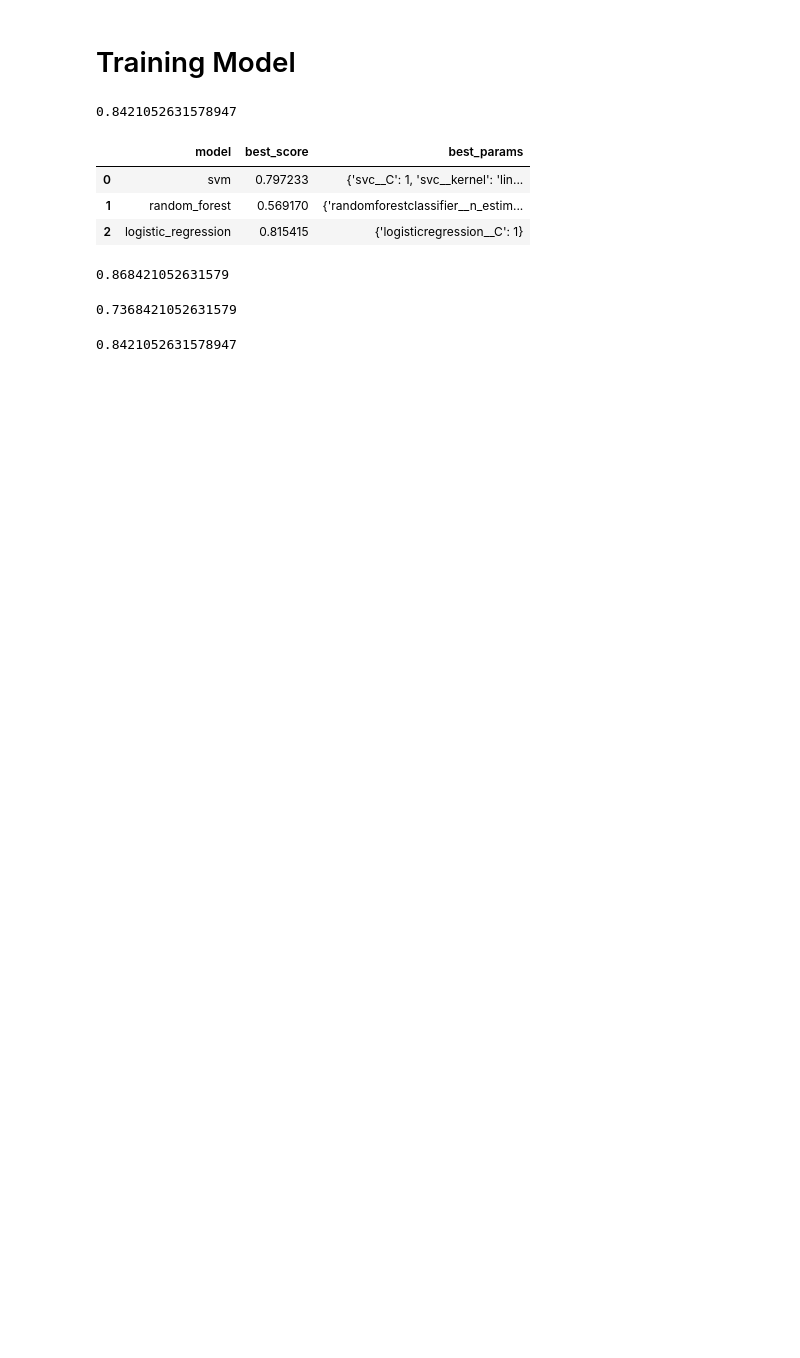
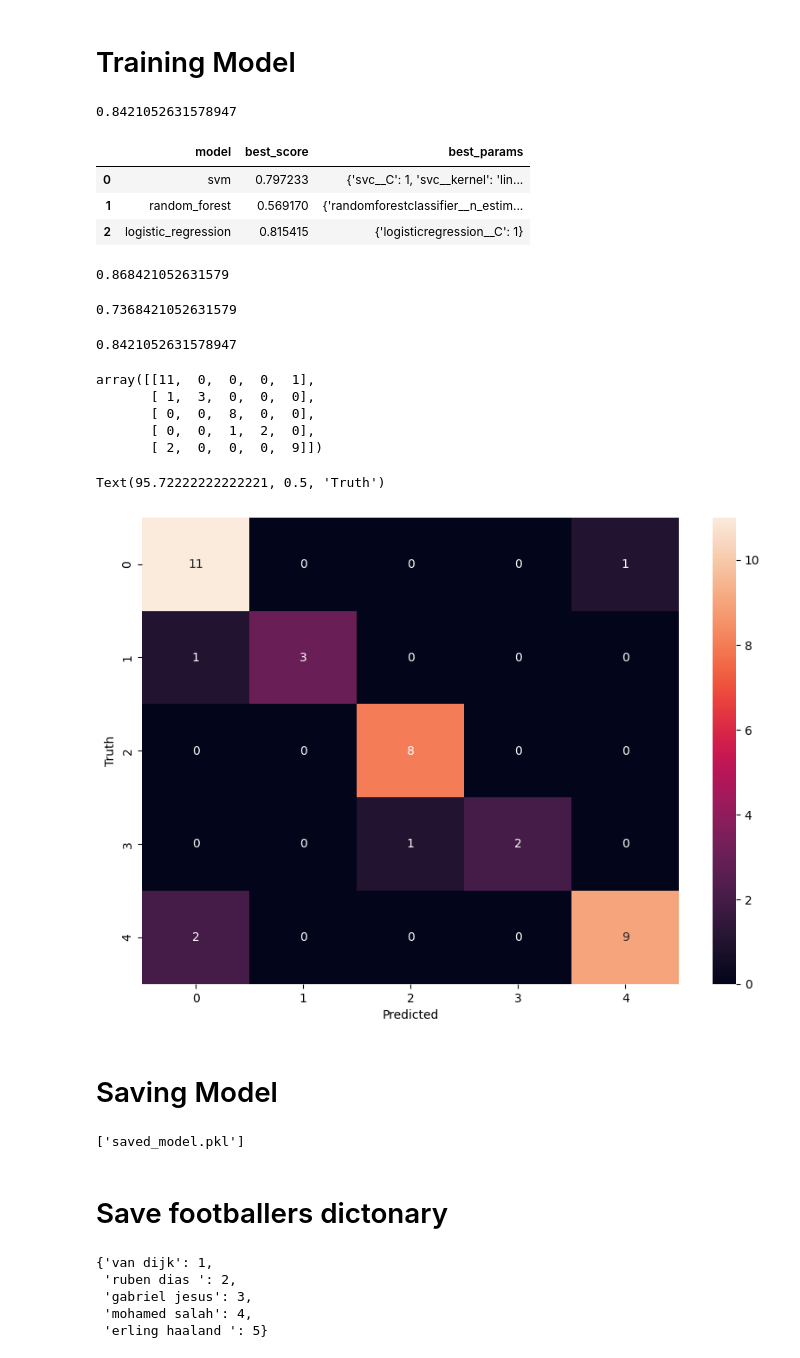
Before and after one commit to Chumardo/footballers_face_recognition, a Jupyter notebook: model/footballers_face_recognition_model.ipynb, the cells around one changed output. Cells and saved outputs as stored; diff of their text form; code cells hidden in the pictures; blank space fills up the shorter version.

Commit message:
saving model

```diff
--- a/model/footballers_face_recognition_model.ipynb
+++ b/model/footballers_face_recognition_model.ipynb
@@ -183,3 +184,38 @@ best_estimators['logistic_regression'].score(X_test,y_test)
 0.8421052631578947
 # %%
 best_clf = best_estimators['svm']
+# %%
+cm = confusion_matrix(y_test, best_clf.predict(X_test))
+cm
+# %% [output]
+array([[11,  0,  0,  0,  1],
+       [ 1,  3,  0,  0,  0],
+       [ 0,  0,  8,  0,  0],
+       [ 0,  0,  1,  2,  0],
+       [ 2,  0,  0,  0,  9]])
+# %%
+import seaborn as sn
+plt.figure(figsize = (10,7))
+sn.heatmap(cm, annot=True)
+plt.xlabel('Predicted')
+plt.ylabel('Truth')
+# %% [output]
+Text(95.72222222222221, 0.5, 'Truth')
+[figure, added]
+# %% [markdown]
+# Saving Model
+# %%
+import joblib
+joblib.dump(best_clf, 'saved_model.pkl')
+# %% [output]
+['saved_model.pkl']
+# %% [markdown]
+# Save footballers dictonary
+# %%
+footballers_names_dict
+# %% [output]
+{'van dijk': 1,
+ 'ruben dias ': 2,
+ 'gabriel jesus': 3,
+ 'mohamed salah': 4,
+ 'erling haaland ': 5}
```
Also changed, not shown: parts of 2 cells of this notebook, 2 other files.
